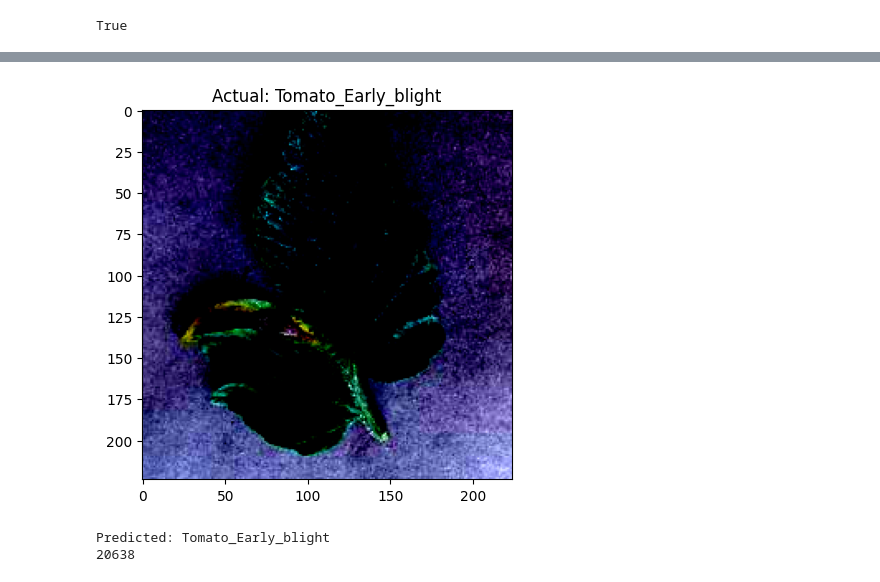
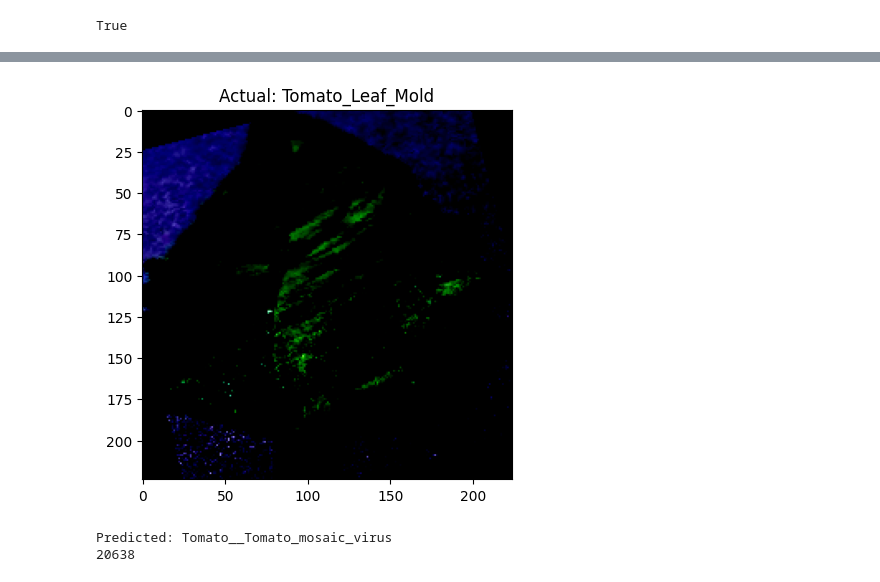
Before and after one commit to letsgoahasanur/kaggle_Crop_disease_detection, a Jupyter notebook: crop-disease-detection.ipynb, the cells around one changed output, grey strips where cells are left out. Cells and saved outputs as stored; diff of their text form; code cells hidden in the pictures.

```diff
--- a/crop-disease-detection.ipynb
+++ b/crop-disease-detection.ipynb
@@ -85,23 +126,34 @@ optimizer = optim.Adam(model.parameters(), lr=0.001)  # Optimizer
 # %%
-num_epochs = 9
+lr = 0.001
+num_epochs = 12
+max_norm = 1.0
+
+# Use standard PyTorch loss & optimizer
+criterion = nn.CrossEntropyLoss()  # Combines softmax + log loss
+optimizer = torch.optim.Adam(model.parameters(), lr=lr)
 
 for epoch in range(num_epochs):
     running_loss = 0.0
     model.train()
 
-    # Training loop
     for images, labels in train_loader:
         images, labels = images.to(device), labels.to(device)
+
+        # --- Forward pass ---
+        outputs = model(images)
+        loss = criterion(outputs, labels)  # directly use labels
+
+        # --- Backward pass ---
         optimizer.zero_grad()
-        outputs = model(images)
-        loss = criterion(outputs, labels)
         loss.backward()
+        torch.nn.utils.clip_grad_norm_(model.parameters(), max_norm)
         optimizer.step()
+
         running_loss += loss.item()
 
     train_loss = running_loss / len(train_loader)
 
-    # Validation loop
+    # --- Validation loop ---
     model.eval()
     val_running_loss = 0.0
     with torch.no_grad():
@@ -110,6 +162,7 @@ for epoch in range(num_epochs):
             outputs = model(images)
             val_loss = criterion(outputs, labels)
             val_running_loss += val_loss.item()
+
     val_loss = val_running_loss / len(val_loader)
 
     print(f"Epoch [{epoch+1}/{num_epochs}], "
@@ -143,31 +199,29 @@ Test Accuracy: 90.31%
 # %%
-from PIL import Image
-import matplotlib.pyplot as plt
-import torch
 
-# Choose the index of the image you want to test
-image_index = 5  # for example, 10th image in the test dataset
+
+
+image_index = 111
 image, label = test_dataset[image_index]
 
-# Show the image
-plt.imshow(image.permute(1, 2, 0))  # Convert from (C, H, W) to (H, W, C)
+
+plt.imshow(image.permute(1, 2, 0))
 plt.title(f"Actual: {dataset.classes[label]}")
 plt.axis('on')
 plt.show()
 
-# Prepare image for the model
-image = image.unsqueeze(0).to(device)  # Add batch dimension
 
-# Make prediction
+image = image.unsqueeze(0).to(device)
+
+
 model.eval()
 with torch.no_grad():
     output = model(image)
-    _, predicted = torch.max(output, 1)
+    _, predicted = torch.max(output, 1)#to ignore max value need max index
 
 predicted_class = dataset.classes[predicted.item()]
 print(f"Predicted: {predicted_class}")
 print(len(dataset))
 # %% [output]
-[figure, old version]
+[figure, new version]
-Predicted: Tomato_Early_blight
+Predicted: Tomato__Tomato_mosaic_virus
 20638
```
Also changed, not shown: parts of 14 cells of this notebook.
